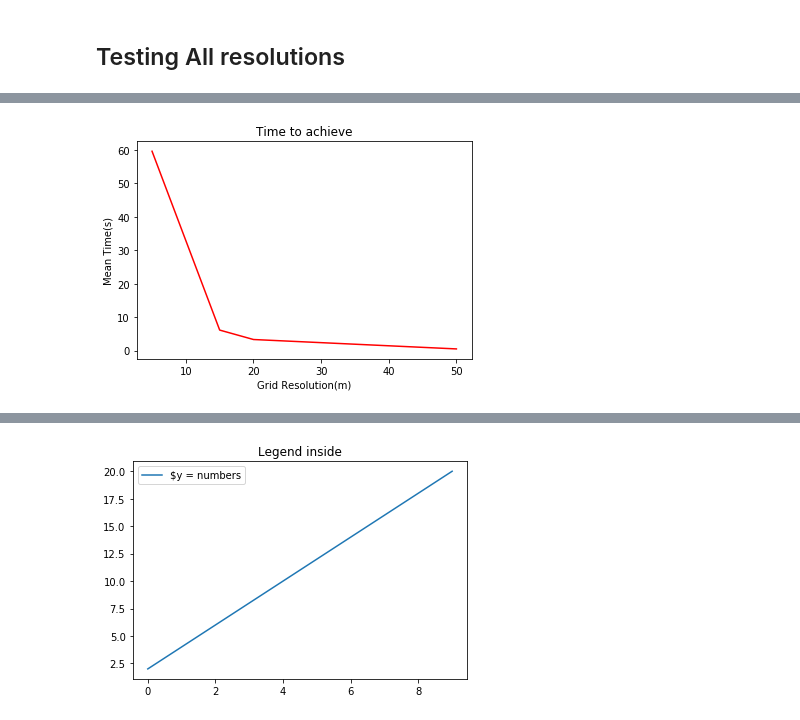
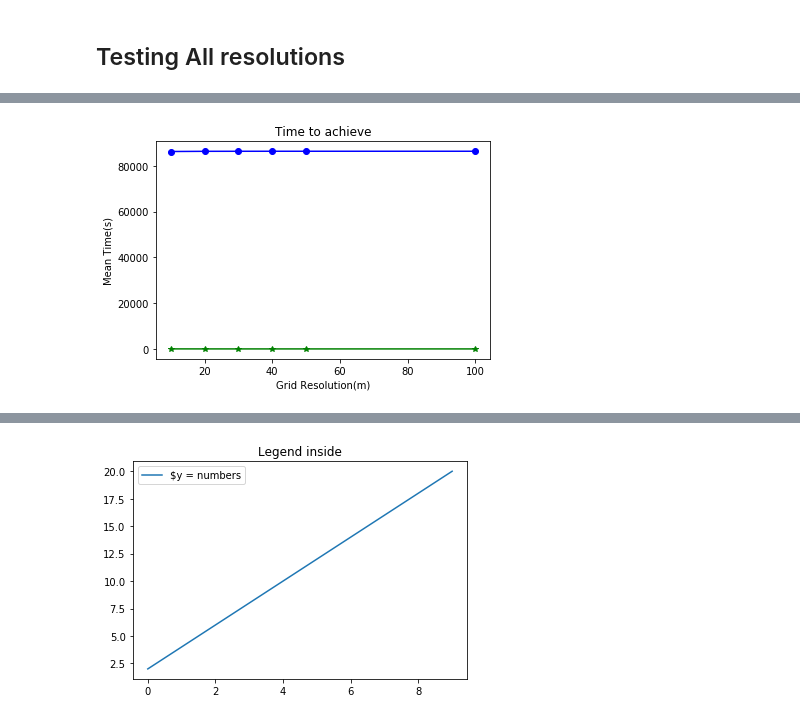
Before and after one commit to thiagoald/projeto_es290, a Jupyter notebook: Localization.ipynb, the cells around one changed output, grey strips where cells are left out. Cells and saved outputs as stored; diff of their text form; code cells hidden in the pictures.

Commit message:
save graphs

```diff
--- a/Localization.ipynb
+++ b/Localization.ipynb
@@ -90,12 +91,12 @@ original_pts_map = folium.Map(location=[center_lat, center_lon],
                               tiles='CartoDB dark_matter')
 # %%
 # Plot points
-for location in positions:
-    marker = folium.CircleMarker(location=location,
-                                 radius=1,
-                                 color='blue',
-                                 fill_opacity=0.1)
-    marker.add_to(original_pts_map)
+#for location in positions:
+#    marker = folium.CircleMarker(location=location,
+#                                 radius=1,
+#                                 color='blue',
+#                                 fill_opacity=0.1)
+#    marker.add_to(original_pts_map)
 
 # Plot BTSs locations
 for location in bts_positions:
@@ -103,7 +104,7 @@ for location in bts_positions:
     marker.add_to(original_pts_map)
 
 # Export map
-#original_pts_map.save("resources/maps/original_pts_map.html")
+original_pts_map.save("resources/maps/original_pts_map.html")
 # %% [markdown]
 3) Fingerprint
 ==
@@ -444,17 +445,18 @@ df_train
 #-------------------------RF Fingerprint algorithm-------------------------------------------
 
 #---Grid resolutions to test
-#tests = [10, 20, 50, 100, 200,300,400, 500, 600, 1000]
-tests = [5, 15, 20, 50]
+#tests = [15, 20, 50]
+tests = [10,20,30, 40, 50, 100]
 #tests = [10, 20, 50, 100, 200, 500]
 
 tests_errors = []
+tests_errors_naive = []
 tests_reduced = []
 tests_time = []
+tests_time_naive = []
 
 num_k_folds = 10
 
-#positions, df_points_all = read_data('resources/data/LocTreino_Equipe_2.csv')
 positions, df_points_all = read_data('resources/data/data2.csv')
 
 bts_positions, df_btss = read_data('resources/data/dados_BTSs.csv')
@@ -481,9 +483,10 @@ for res in tests:
 
     RESOLUTION = res #meters
     errors = []
+    errors_naive = []
     set_lengths = []
     times = []
-
+    times_naive = []
 
     #---------------------------------------------------------------------------------------------------
     print("SQUARE GRID GENERATOR")
@@ -492,9 +495,6 @@ for res in tests:
     #------------------------Testing N times to get estatical average------------------------------------
     for i in range(0, num_k_folds):
         #-------------------------------Separate Data------------------------------------------
-
-        #train_list = pd.DataFrame()
-        #test_list = pd.DataFrame()
 
         df_points_test = pd.DataFrame()
         df_points = pd.DataFrame()
@@ -505,18 +505,6 @@ for res in tests:
             else:
                 df_points = df_points.append(folds[j])
 
-
-        #df_points_test = pd.DataFrame()
-
-        #all_indices = set(range(len(df_points_all)))
-
-        #indices_test = sample(list(all_indices), int(len(df_points_all)/10))
-
-        #indices_train = list(all_indices.difference(indices_test))
-
-        #df_points = df_points_all.iloc[indices_train, :]
-
-        #df_points_test = df_points_all.iloc[indices_test, :]
 
 
         #-------------------------Train Regressores-------------------------------------------
@@ -569,8 +557,6 @@ for res in tests:
 
         grid_lons = np.arange(min_lon, max_lon, diff_lon)
 
-        #grid_lats = np.linspace(min_lat,max_lat,number_of_squares)
-        #grid_lons = np.linspace(min_lon,max_lon,number_of_squares)
 
         lat_centers = [(l1 + l2)/2 for l1, l2 in zip(grid_lats, grid_lats[1:])]
         lon_centers = [(l1 + l2)/2 for l1, l2 in zip(grid_lons, grid_lons[1:])]
@@ -598,9 +584,8 @@ for res in tests:
 
         pred_positions_taf = []
         reduced_sets = []
-        #reduced_set_length = []
 
-        start_time = time.time()
+        start_time = datetime.datetime.now()
 
         for point_tas, point_fp in zip(list(df_points_test.values[:, 9:]), list(df_points_test.values[:, 3:9])):
 
@@ -609,10 +594,11 @@ for res in tests:
 
             reduced_sets.append(len(reduced_set))
 
-        end_time = time.time()
+        end_time = datetime.datetime.now()
         spent_time = end_time - start_time
 
-        times.append(spent_time)
+        print(spent_time.seconds)
+        times.append(spent_time.seconds)
 
         mean_reduced_set_length = np.mean(reduced_sets)
         print(len(cells))
@@ -625,21 +611,33 @@ for res in tests:
         show_stats(errors_taf)
 
         #------------------------------------Naive-------------------------------------------------------
-        #pred_positions_naive = []
+        pred_positions_naive = []
 
-        #for point_tas, point_fp in zip(list(df_points_test.values[:, 9:]),list(df_points_test.values[:, 3:9])):
 
-        #    pos, _ = cell_search(point_fp, cells)
-        #    pred_positions_naive.append(pos)
+        start_time_naive  = datetime.datetime.now()
 
-        #errors_naive = get_errors(df_points_test, pred_positions_naive)
-        #errors.append(np.mean(errors_naive))
-        #show_stats(errors_naive)
+        for point_tas, point_fp in zip(list(df_points_test.values[:, 9:]),list(df_points_test.values[:, 3:9])):
+
+            pos, _ = cell_search(point_fp, cells)
+            pred_positions_naive.append(pos)
+
+        errors_predict_naive = get_errors(df_points_test, pred_positions_naive)
+        errors_naive.append(np.mean(errors_predict_naive))
+        show_stats(errors_predict_naive)
+
+        end_time_naive = datetime.datetime.now()
+        spent_time_naive = start_time_naive - end_time_naive
+        print(spent_time_naive.seconds)
+
+        times_naive.append(spent_time_naive.seconds)
 
         #-------------------------------------------------------------------------------------------------
 
     error_res = np.mean(errors)
+    error_res_naive = np.mean(errors_naive)
+
     tests_errors.append(error_res)
+    tests_errors_naive.append(error_res_naive)
 
     opa_bb = np.mean(set_lengths)
     reduced_rate = (len(cells) - (opa_bb)) / (len(cells))
@@ -647,8 +645,10 @@ for res in tests:
     tests_reduced.append(reduced_rate)
 
     tests_time.append(np.mean(times))
+    tests_time_naive.append(np.mean(times_naive))
+    print("Erro médio utilizando timing advance: para a resolução  {0} : {1}".format(RESOLUTION,error_res))
 
-    print("Erro médio: para a resolução  {0} : {1}".format(RESOLUTION,error_res))
+    print("Erro médio utilizando abordagem: para a resolução  {0} : {1}".format(RESOLUTION,error_res_naive))
 
     print("Redução do espaço de busca para a resolução  {0} : {1}".format(RESOLUTION, reduced_rate))
 
@@ -657,13 +657,15 @@ for res in tests:
 
 fig = plt.figure()
 plt_res = plt.subplot(111)
-plt_res.plot(tests, tests_errors, color='g',marker ='o')
+plt_res.plot(tests, tests_errors, color='g',marker ='*')
+plt_res.plot(tests, tests_errors_naive, color='b',marker ='o')
 plt.xlabel('Grid Resoltuion(m)')
 plt.ylabel('Mean Error (m)')
 plt.title('Grid Resolution and errors using Timing advance')
 plt.show()
 fig.savefig('resources/results/grid_resolution_error.png')
 
+fig = plt.figure()
 plt_space = plt.subplot(111)
 plt_space.plot(tests,tests_reduced, color='b')
 plt.xlabel('Grid Resoltuion(m)')
@@ -672,8 +674,12 @@ plt.title('Search space reduction using Timing advance')
 plt.show()
 fig.savefig('resources/results/searc_space_reduction.png')
 
+fig = plt.figure()
 plt_time = plt.subplot(111)
-plt_time.plot(tests, tests_time, color='r')
+print(tests_time)
+print(tests_time_naive)
+plt_time.plot(tests, tests_time, color='g', marker ='*')
+plt_time.plot(tests, tests_time_naive, color='b', marker ='o')
 plt.xlabel('Grid Resolution(m)')
 plt.ylabel('Mean Time(s)')
 plt.title('Time to achieve')
@@ -702,4 +710,4 @@ Redução do espaço de busca para a resolução  50 : 0.9809733141002525
-[figure, old version]
+[figure, new version]
 # %%
 year = [1960, 1970, 1980, 1990, 2000, 2010]
 pop_pakistan = [44.91, 58.09, 78.07, 107.7, 138.5, 170.6]
```
Also changed, not shown: parts of 5 cells of this notebook, 2 other files.
